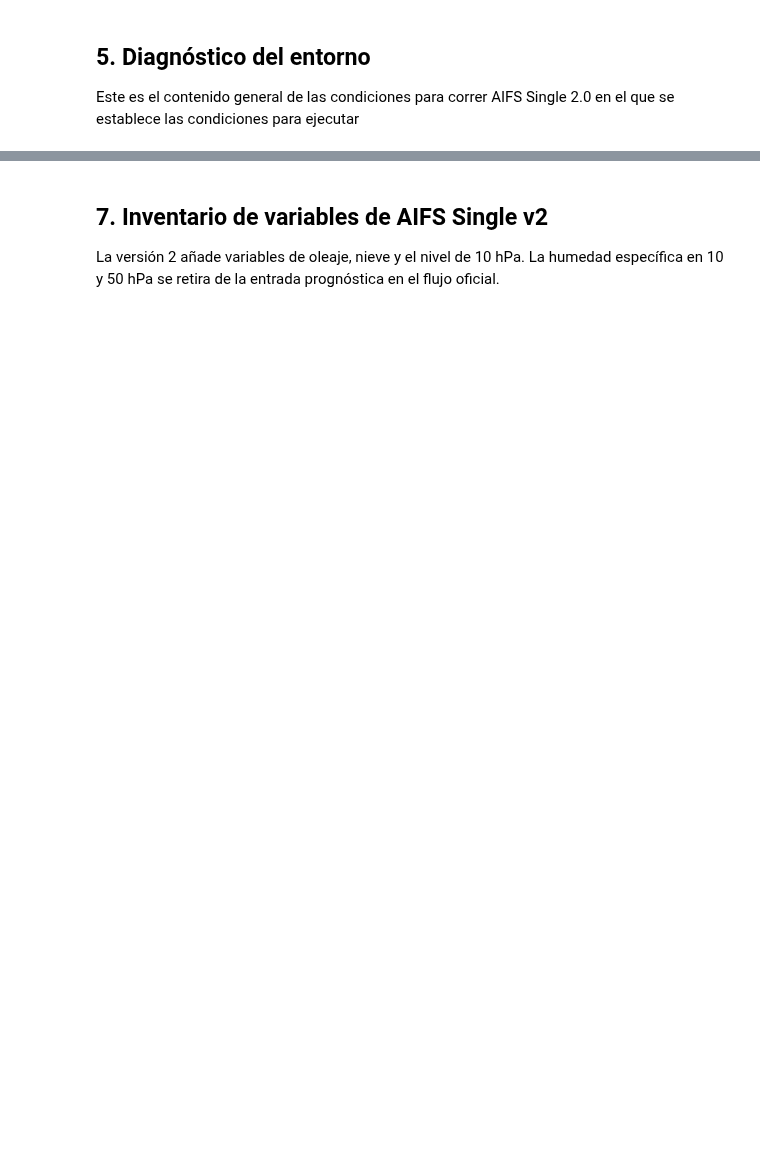
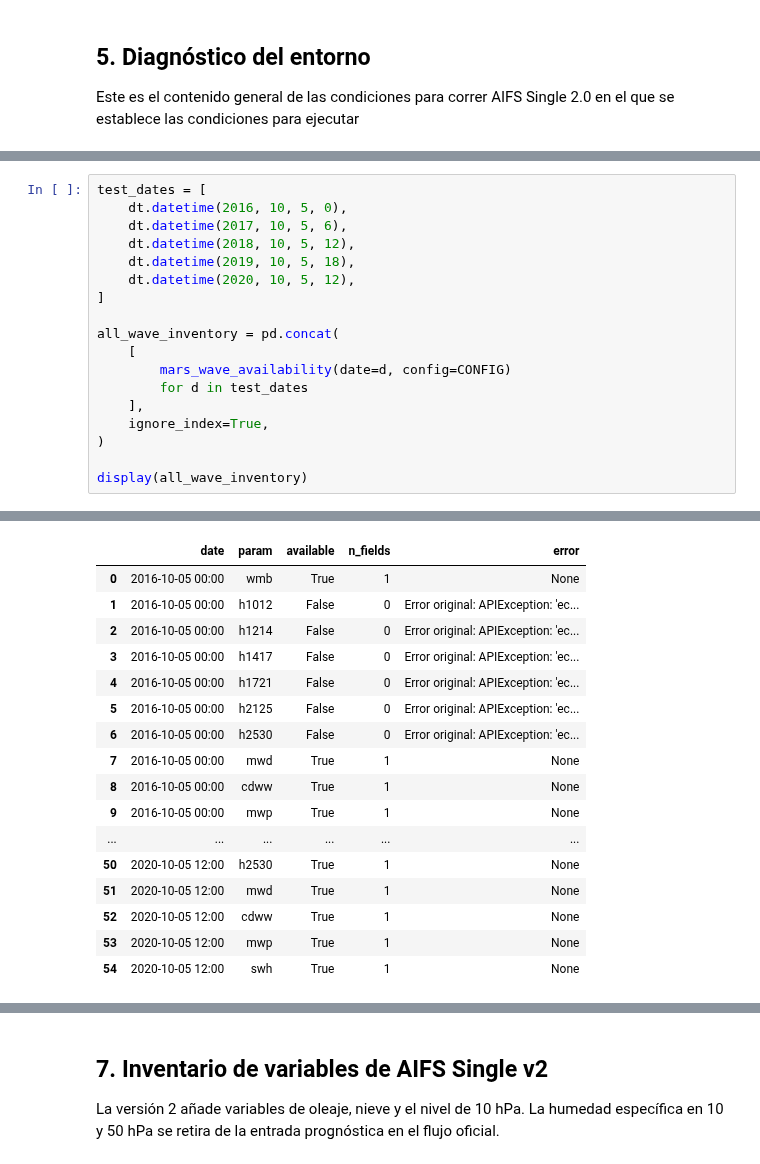
Before and after one commit to apereze/AITCHazard_Mexico, a Jupyter notebook: notebooks/AIFS_Single_v2_validacion_MARS_operational_soil_fix.ipynb, the cells around one changed output, grey strips where cells are left out. Saved outputs shown, nothing was run; the diff lists cells and outputs as text; blank space fills up the shorter version.

```diff
--- a/notebooks/AIFS_Single_v2_validacion_MARS_operational_soil_fix.ipynb
+++ b/notebooks/AIFS_Single_v2_validacion_MARS_operational_soil_fix.ipynb
@@ -265,0 +401,19 @@ t0   : 2020-10-05 18:00:00
+# %%
+test_dates = [
+    dt.datetime(2016, 10, 5, 0),
+    dt.datetime(2017, 10, 5, 6),
+    dt.datetime(2018, 10, 5, 12),
+    dt.datetime(2019, 10, 5, 18),
+    dt.datetime(2020, 10, 5, 12),
+]
+
+all_wave_inventory = pd.concat(
+    [
+        mars_wave_availability(date=d, config=CONFIG)
+        for d in test_dates
+    ],
+    ignore_index=True,
+)
+
+display(all_wave_inventory)
+# %% [output]
@@ -265,0 +437,17 @@ t0   : 2020-10-05 18:00:00
+|  | date | param | available | n_fields | error |
+| 0 | 2016-10-05 00:00 | wmb | True | 1 | None |
+| 1 | 2016-10-05 00:00 | h1012 | False | 0 | Error original: APIException: 'ec... |
+| 2 | 2016-10-05 00:00 | h1214 | False | 0 | Error original: APIException: 'ec... |
+| 3 | 2016-10-05 00:00 | h1417 | False | 0 | Error original: APIException: 'ec... |
+| 4 | 2016-10-05 00:00 | h1721 | False | 0 | Error original: APIException: 'ec... |
+| 5 | 2016-10-05 00:00 | h2125 | False | 0 | Error original: APIException: 'ec... |
+| 6 | 2016-10-05 00:00 | h2530 | False | 0 | Error original: APIException: 'ec... |
+| 7 | 2016-10-05 00:00 | mwd | True | 1 | None |
+| 8 | 2016-10-05 00:00 | cdww | True | 1 | None |
+| 9 | 2016-10-05 00:00 | mwp | True | 1 | None |
+| ... | ... | ... | ... | ... | ... |
+| 50 | 2020-10-05 12:00 | h2530 | True | 1 | None |
+| 51 | 2020-10-05 12:00 | mwd | True | 1 | None |
+| 52 | 2020-10-05 12:00 | cdww | True | 1 | None |
+| 53 | 2020-10-05 12:00 | mwp | True | 1 | None |
+| 54 | 2020-10-05 12:00 | swh | True | 1 | None |
```
Also changed, not shown: parts of 22 cells of this notebook, 7 other files.
